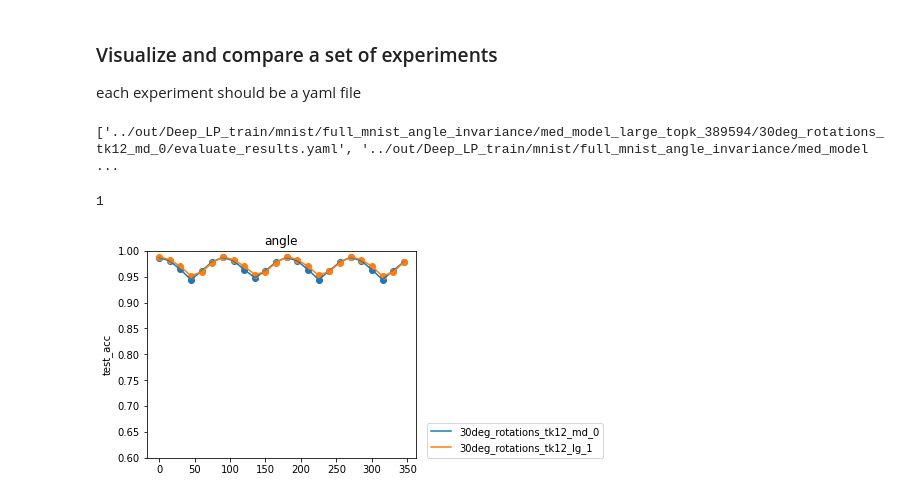
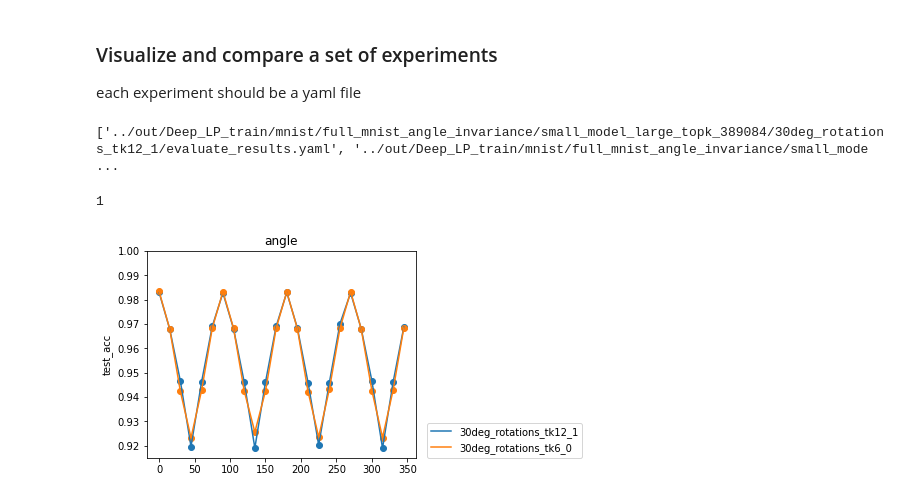
Before and after one commit to skarukas/sith-experiments, a Jupyter notebook: jupyter-notebooks/viz-evaluation.ipynb, the cells around one changed output. Cells and saved outputs as stored; diff of their text form; code cells hidden in the pictures.

```diff
--- a/jupyter-notebooks/viz-evaluation.ipynb
+++ b/jupyter-notebooks/viz-evaluation.ipynb
@@ -10,14 +10,14 @@ from os.path import join
 # assume they're all named the same thing
 fname = "evaluate_results.yaml"
 # and have a shared parent dir
-parent_dir = "../out/Deep_LP_train/mnist/full_mnist_angle_invariance/med_model_large_topk_389594"
+parent_dir = "../out/Deep_LP_train/mnist/full_mnist_angle_invariance/small_model_large_topk_389084"
 glob_str = parent_dir + "**/**/" + fname
 # %%
 files = glob.glob(glob_str, recursive=True)
 print(files)
 assert len(files)
 # %% [output]
-['../out/Deep_LP_train/mnist/full_mnist_angle_invariance/med_model_large_topk_389594/30deg_rotations_tk12_md_0/evaluate_results.yaml', '../out/Deep_LP_train/mnist/full_mnist_angle_invariance/med_model ...
+['../out/Deep_LP_train/mnist/full_mnist_angle_invariance/small_model_large_topk_389084/30deg_rotations_tk12_1/evaluate_results.yaml', '../out/Deep_LP_train/mnist/full_mnist_angle_invariance/small_mode ...
 # %%
 all_history = {}
 for name in files:
@@ -55,35 +55,35 @@ for i, key in enumerate(all_history.keys()):
   mn = min(map(min, vals))
   run_names = [*runs.keys()]
   ax[i].set_title(key)
-  ax[i].set_ylim(top=1.0, bottom=0.6)
+  ax[i].set_ylim(top=1.0, bottom=0.915)
   bar_vals = []
   for j, run_name in enumerate(run_names):
     dct = runs[run_name]
     x, y = zip(*sorted(dct.items()))
 
     if key == "no transformation":
         bar_vals.append(y[0])
         run_names[j] = f"{run_name} (acc={y[0] :.4})"
     else:
         ax[i].scatter(x, y, label=run_name)
         ax[i].plot(x, y, label=run_name)
 
   if len(bar_vals):
     n = len(bar_vals)
     cmap = plt.cm.get_cmap("viridis", n)
     colors = [cmap(i) for i in range(n)]
     handles = [plt.Rectangle((0,0),1,1, color=colors[i]) for i in range(n)]
     ax[i].set_xticks([])
     ax[i].bar(range(n), bar_vals, color=colors)
     ax[i].legend(handles, run_names, loc=(1.04,0))
   else:
     ax[i].legend(run_names, loc=(1.04,0))
   ax[i].set_ylabel("test_acc")
 
 plt.show()
 # %% [output]
 1
-[figure, old version]
+[figure, new version]
 # %%
 fig_fname = "evaluation_plots.png"
 f.savefig(join(parent_dir, fig_fname), bbox_inches="tight", facecolor='white')
```
Also changed, not shown: 30 other files.
